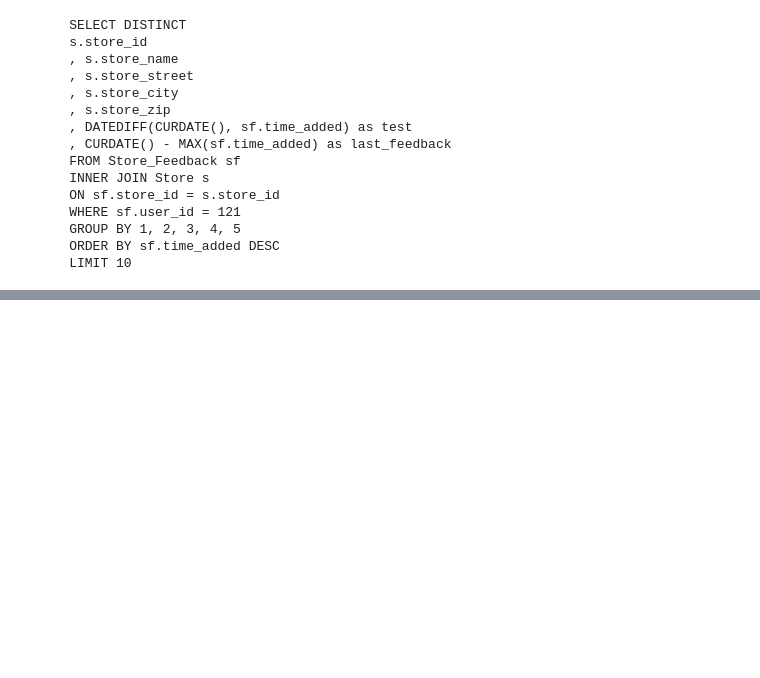
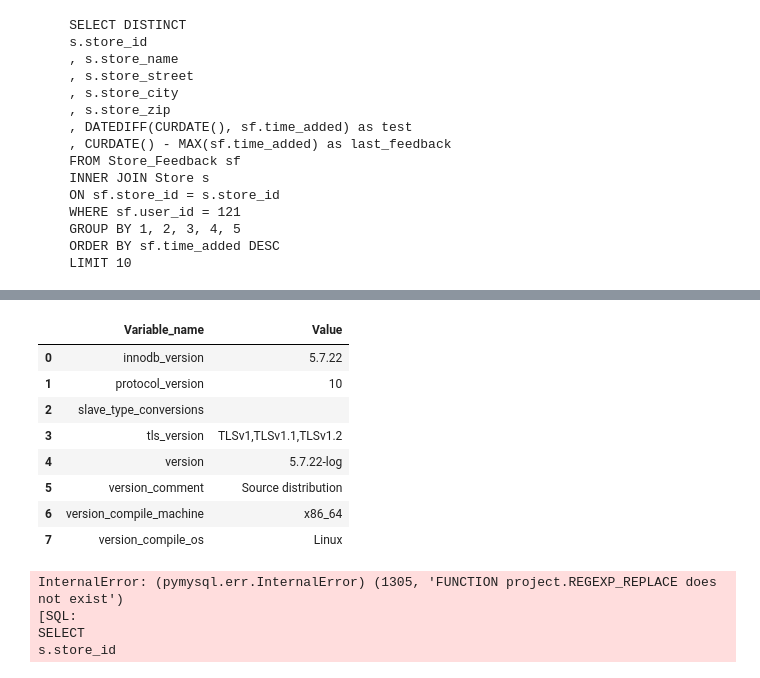
Before and after one commit to RDMoore95/CrowdSourceShopping, a Jupyter notebook: reco_engine/scrap/mysql_scrap.ipynb, the cells around one changed output, grey strips where cells are left out. Cells and saved outputs as stored; diff of their text form; code cells hidden in the pictures; blank space fills up the shorter version.

```diff
--- a/reco_engine/scrap/mysql_scrap.ipynb
+++ b/reco_engine/scrap/mysql_scrap.ipynb
@@ -997,0 +1000,37 @@ print(user_favorite_stores)
+# %%
+pd.read_sql(""" SHOW VARIABLES LIKE "%%version%%" """, con=db_connection)
+# %% [output]
+|  | Variable_name | Value |
+| 0 | innodb_version | 5.7.22 |
+| 1 | protocol_version | 10 |
+| 2 | slave_type_conversions |  |
+| 3 | tls_version | TLSv1,TLSv1.1,TLSv1.2 |
+| 4 | version | 5.7.22-log |
+| 5 | version_comment | Source distribution |
+| 6 | version_compile_machine | x86_64 |
+| 7 | version_compile_os | Linux |
+# %%
+
+user_favorite_stores = pd.read_sql("""
+SELECT
+s.store_id
+, s.store_name
+, REGEXP_REPLACE(s.store_name, '[^a-zA-Z0-9]+', '') as store_name_fmt
+, s.store_street
+, s.store_city
+, s.store_zip
+, SUM(1) as total_feedback
+, COUNT(DISTINCT sf.user_id) as shoppers
+FROM Store_Feedback sf
+INNER JOIN Store s
+ON sf.store_id = s.store_id
+WHERE DATEDIFF(CURDATE(), sf.time_added) <= 30
+GROUP BY 1, 2, 3, 4, 5, 6
+ORDER BY total_feedback DESC
+LIMIT 10
+""", con=db_connection)
+# %% [output]
+InternalError: (pymysql.err.InternalError) (1305, 'FUNCTION project.REGEXP_REPLACE does not exist')
+[SQL:
+SELECT
+s.store_id
```
Also changed, not shown: parts of 3 cells of this notebook, 1 other file.
